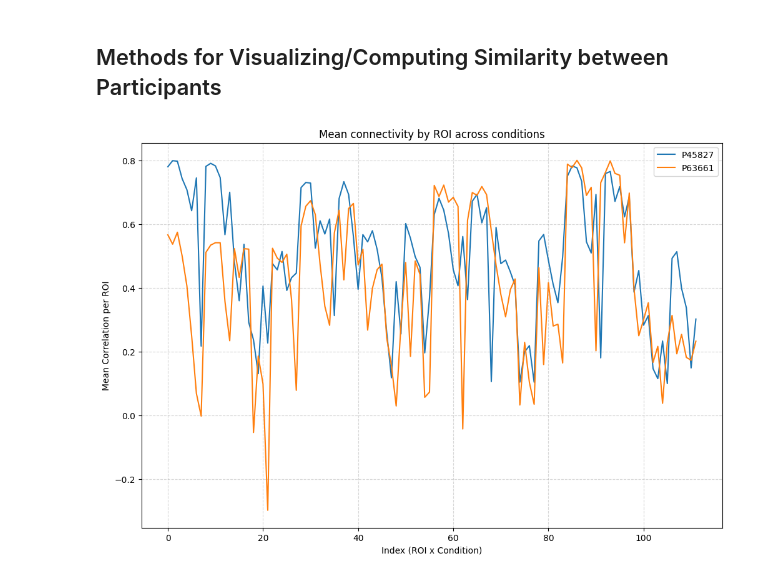
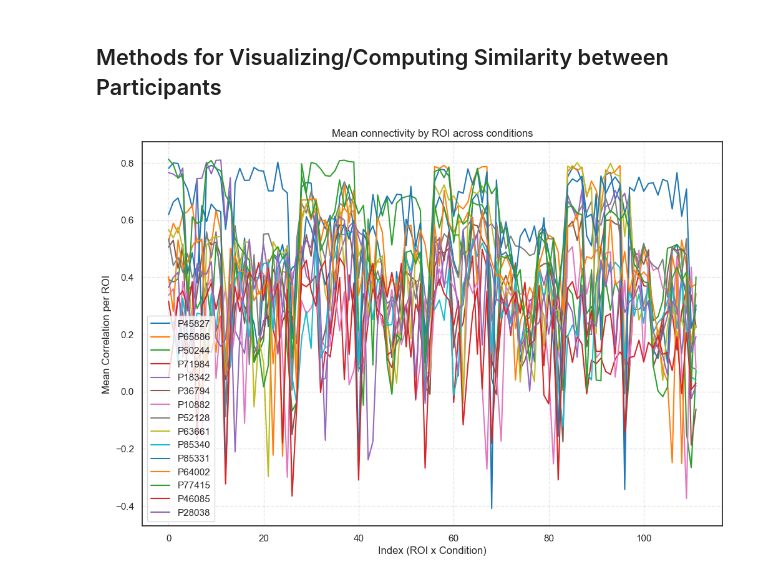
Before and after one commit to asheaffe/cs166-final-project, a Jupyter notebook: fnirs_fingerprint.ipynb, the cells around one changed output. Cells and saved outputs as stored; diff of their text form; code cells hidden in the pictures.

```diff
--- a/fnirs_fingerprint.ipynb
+++ b/fnirs_fingerprint.ipynb
@@ -51,3 +51,31 @@ def generate_matrices(pid, data, oxy=True, task_type=None):
 
     # compute the correlation matrix
     return data_timeseries.corr()
+# %%
+def multi_participant_matrices(data):
+    """Generates all matrices for each participant
+    :param data: all data
+    :return: dict with pid and their matrices"""
+    all_matrices = {}
+    pids = data['pid'].unique()
+
+    for pid in pids:
+        # generate all matrices for each task type with oxy and deoxy
+        oxy_rest = generate_matrices(pid, data, oxy=True, task_type=-1)
+        deoxy_rest = generate_matrices(pid, data, oxy=False, task_type=-1)
+
+        oxy_0 = generate_matrices(pid, data, oxy=True, task_type=0)
+        deoxy_0 = generate_matrices(pid, data, oxy=False, task_type=0)
+
+        oxy_1 = generate_matrices(pid, data, oxy=True, task_type=1)
+        deoxy_1 = generate_matrices(pid, data, oxy=False, task_type=1)
+
+        oxy_2 = generate_matrices(pid, data, oxy=True, task_type=2)
+        deoxy_2 = generate_matrices(pid, data, oxy=False, task_type=2)
+
+        all_matrices[pid] = [oxy_rest, deoxy_rest, oxy_0, deoxy_0, oxy_1, deoxy_1, oxy_2, deoxy_2]
+
+        # to indicate that a PID was processed
+        print(f"PID {pid} has {len(all_matrices[pid])} matrices")
+
+    return all_matrices
@@ -263,10 +152,7 @@ def plot_roi_condition(data):
-# %%
-matrix_dict = {PID1: [p1_oxy_r, p1_deoxy_r, p1_oxy_0, p1_deoxy_0,                       p1_oxy_1, p1_deoxy_1, p1_oxy_2, p1_deoxy_2],
-               PID2: [p2_oxy_r, p2_deoxy_r, p2_oxy_0, p2_deoxy_0, p2_oxy_1, p2_deoxy_1, p2_oxy_2, p2_deoxy_2],}
-
-plot_roi_condition(matrix_dict)
-# %% [output]
-[figure, removed]
+# %%
+plot_roi_condition(all_matrices)
+# %% [output]
+[figure, added]
 # %%
 def fingerprint_stats(data, pid):
     """Calculates the statistics across multiple participants for a given task and oxy/deoxy
```
Also changed, not shown: parts of 30 cells of this notebook, 4 other files.
